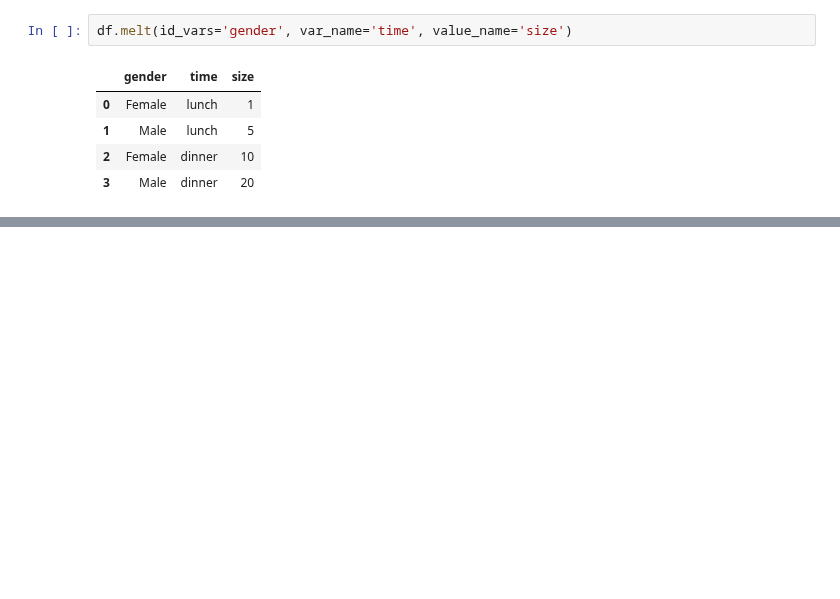
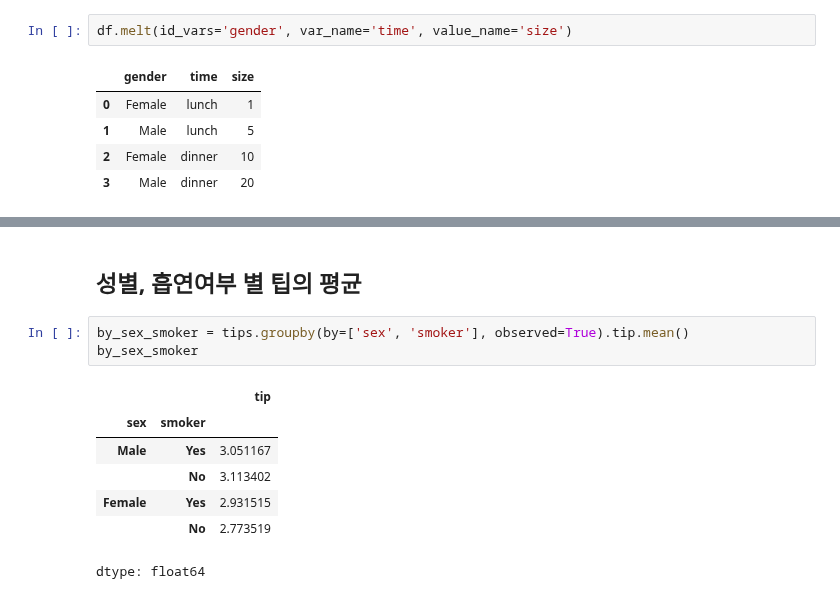
Before and after one commit to JakeOh/202511_BD53, a Jupyter notebook: lab_python/da12_shape.ipynb, the cells around one changed output, grey strips where cells are left out. Drawn from its saved outputs; the diff is of its cells as text; blank space fills up the shorter version.

```diff
--- a/lab_python/da12_shape.ipynb
+++ b/lab_python/da12_shape.ipynb
@@ -166,0 +208,13 @@ df.melt(id_vars='gender', var_name='time', value_name='size')
+# %% [markdown]
+## 성별, 흡연여부 별 팁의 평균
+# %%
+by_sex_smoker = tips.groupby(by=['sex', 'smoker'], observed=True).tip.mean()
+by_sex_smoker
+# %% [output]
+|  |  | tip |
+| sex | smoker |  |
+| Male | Yes | 3.051167 |
+|  | No | 3.113402 |
+| Female | Yes | 2.931515 |
+|  | No | 2.773519 |
+dtype: float64
```
Also changed, not shown: parts of 22 cells of this notebook.
